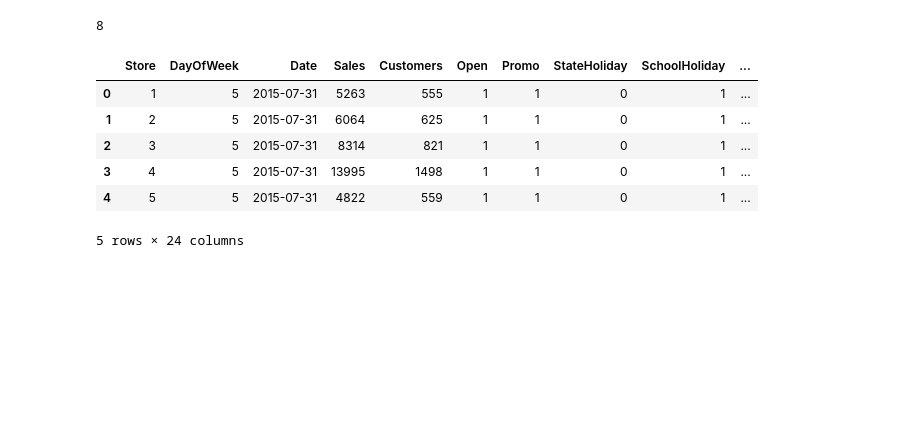
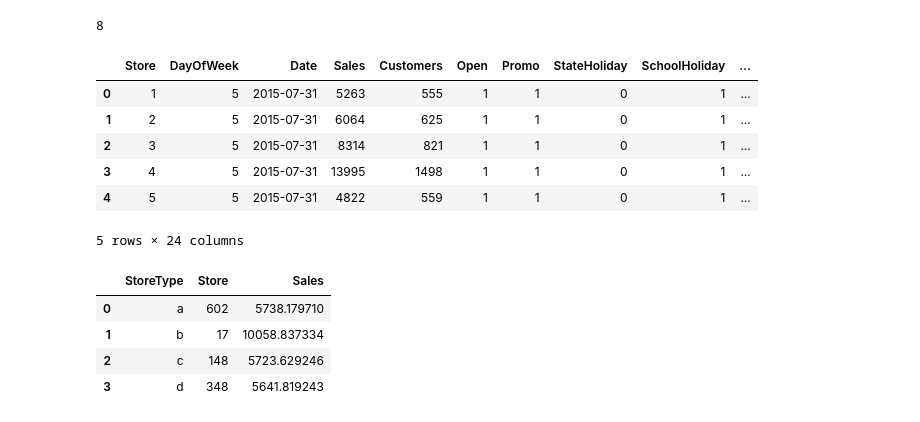
Before and after one commit to divyabudale/Store_Sales, a Jupyter notebook: Store_Sales_Analytics.ipynb, the cells around one changed output. Saved outputs shown, nothing was run; the diff lists cells and outputs as text; code cells hidden in the pictures; blank space fills up the shorter version.

```diff
--- a/Store_Sales_Analytics.ipynb
+++ b/Store_Sales_Analytics.ipynb
@@ -204,3 +204,12 @@ df.head()
 | 3 | 4 | 5 | 2015-07-31 | 13995 | 1498 | 1 | 1 | 0 | 1 | ... |
 | 4 | 5 | 5 | 2015-07-31 | 4822 | 559 | 1 | 1 | 0 | 1 | ... |
 5 rows × 24 columns
+# %%
+store_insights = df[['Store','StoreType','Sales']].groupby(['StoreType']).agg({'Store':'nunique','Sales':'mean'}).reset_index()
+store_insights
+# %% [output]
+|  | StoreType | Store | Sales |
+| 0 | a | 602 | 5738.179710 |
+| 1 | b | 17 | 10058.837334 |
+| 2 | c | 148 | 5723.629246 |
+| 3 | d | 348 | 5641.819243 |
```
Also changed, not shown: parts of 3 cells of this notebook.
